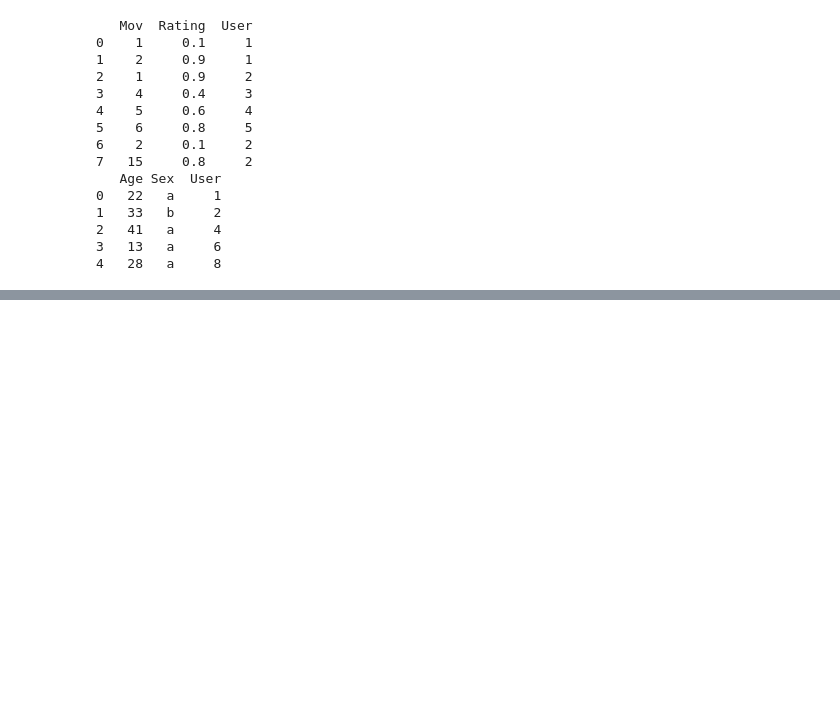
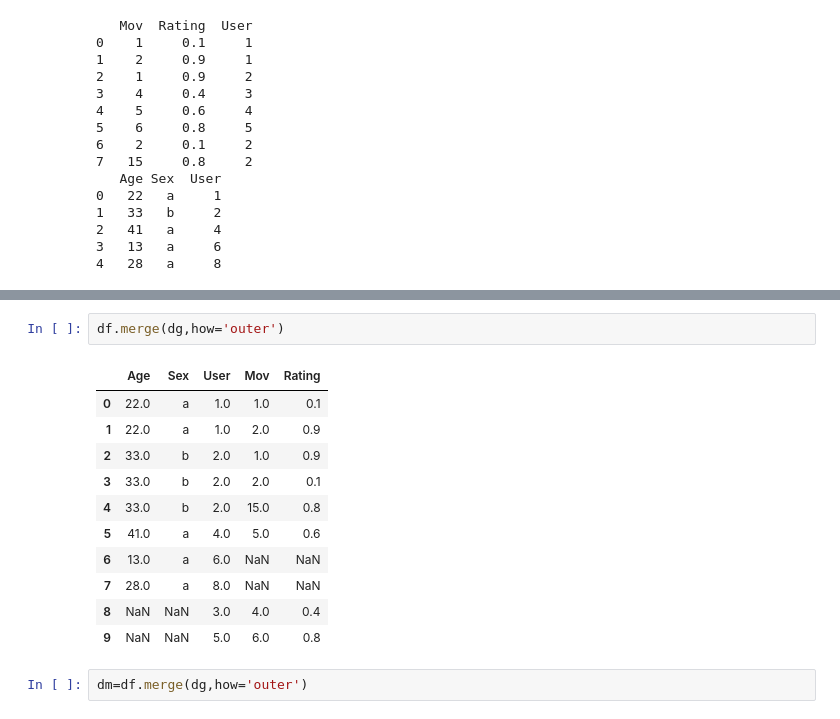
Before and after one commit to Ralleg314/TNUI, a Jupyter notebook: 2.NUI_numpy-pandas.ipynb, the cells around one changed output, grey strips where cells are left out. Drawn from its saved outputs; the diff is of its cells as text; blank space fills up the shorter version.

```diff
--- a/2.NUI_numpy-pandas.ipynb
+++ b/2.NUI_numpy-pandas.ipynb
@@ -774,0 +774,16 @@ Name: User, dtype: int64
+# %%
+df.merge(dg,how='outer')
+# %% [output]
+|  | Age | Sex | User | Mov | Rating |
+| 0 | 22.0 | a | 1.0 | 1.0 | 0.1 |
+| 1 | 22.0 | a | 1.0 | 2.0 | 0.9 |
+| 2 | 33.0 | b | 2.0 | 1.0 | 0.9 |
+| 3 | 33.0 | b | 2.0 | 2.0 | 0.1 |
+| 4 | 33.0 | b | 2.0 | 15.0 | 0.8 |
+| 5 | 41.0 | a | 4.0 | 5.0 | 0.6 |
+| 6 | 13.0 | a | 6.0 | NaN | NaN |
+| 7 | 28.0 | a | 8.0 | NaN | NaN |
+| 8 | NaN | NaN | 3.0 | 4.0 | 0.4 |
+| 9 | NaN | NaN | 5.0 | 6.0 | 0.8 |
+# %%
+dm=df.merge(dg,how='outer')
```
Also changed, not shown: parts of 6 cells of this notebook.
